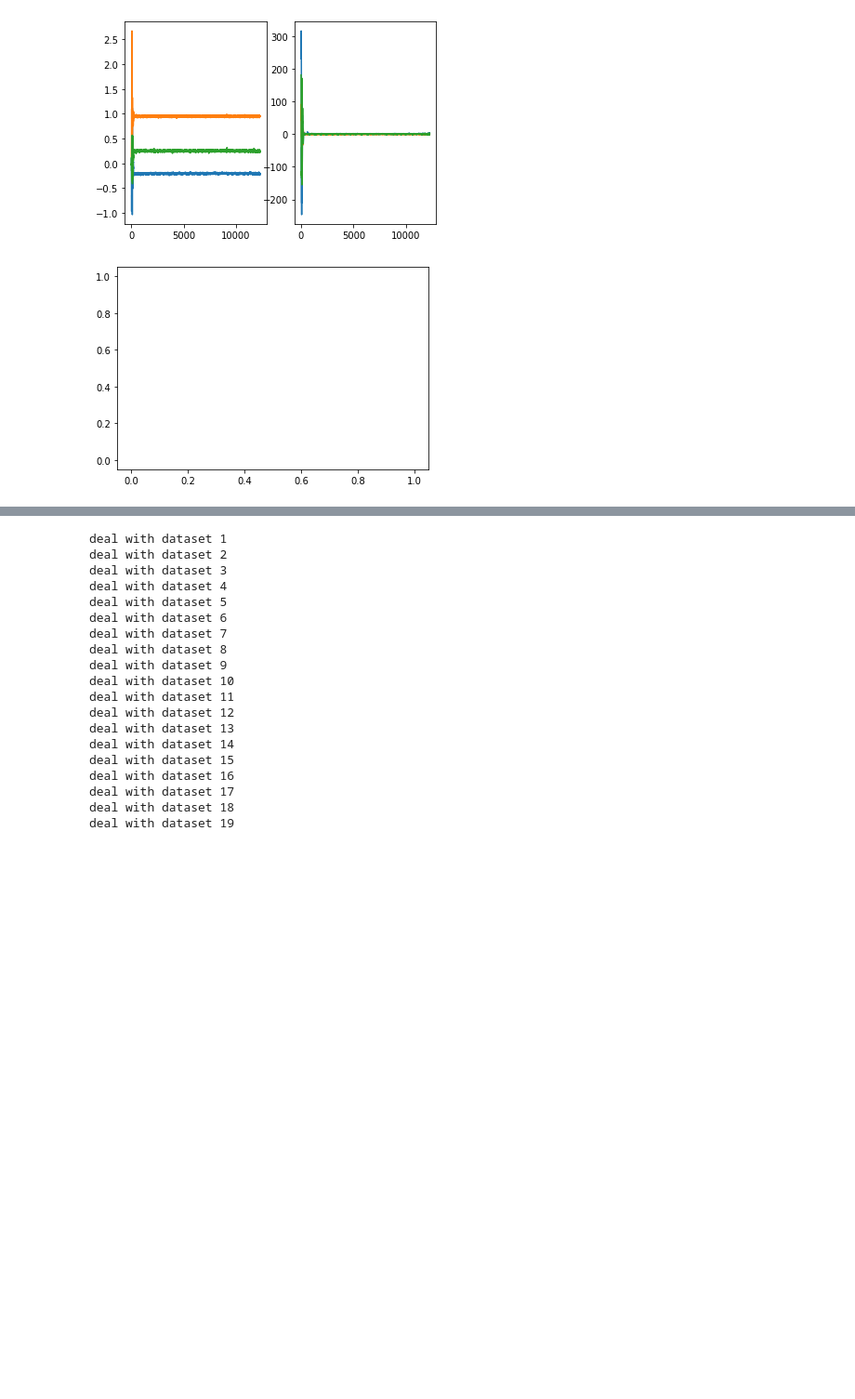
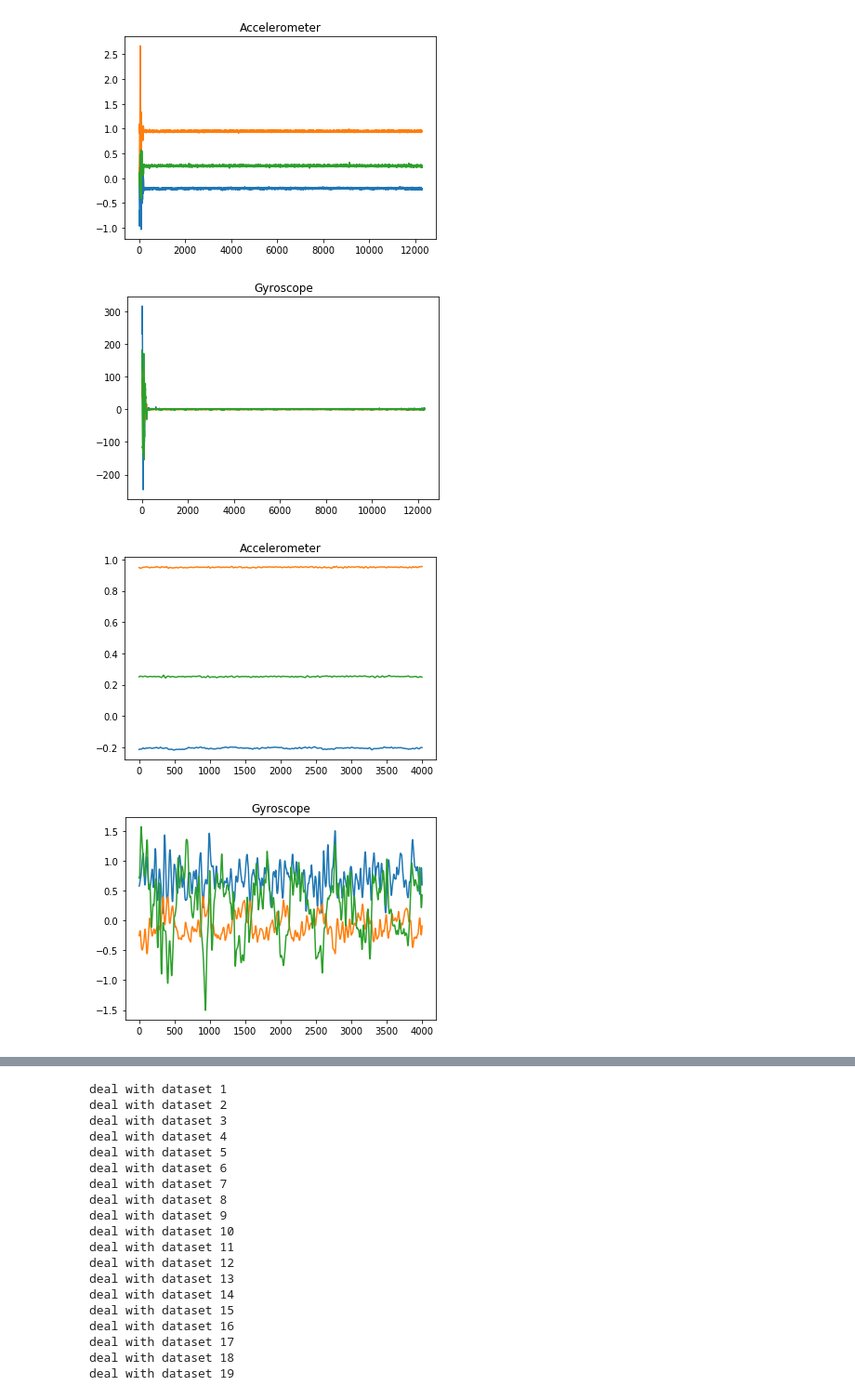
Before and after one commit to RileyMcDermott/Comp255-Assignment1, a Jupyter notebook: Assignment1 Notebook.ipynb, the cells around one changed output, grey strips where cells are left out. Shown at 93% size. Saved outputs shown, nothing was run; the diff lists cells and outputs as text; code cells hidden in the pictures; blank space fills up the shorter version.

Commit message:
Functions for loading, visualising, and filtering data

```diff
--- a/Assignment1 Notebook.ipynb
+++ b/Assignment1 Notebook.ipynb
@@ -25,10 +15,29 @@ def data_visulization():
+# %%
+def data_visualisation(data, colS, colE, label, title):
+    df_activity = df[df[24] == label].values
+    plt.plot(df_activity[:, colS:colE])
+    plt.title(title)
+    plt.show()
+
+def visualise_all(data, title):
+    plt.plot(data)
+    plt.title(title)
+    plt.show()
 # %%
-def noise_removing():
-    df = data_load(1)
-    # Butterworth low-pass filter. You could try different parameters and other filters.
+def noise_removing(data, start, end, accORgyro, label, title):
     b, a = signal.butter(4, 0.04, 'low', analog=False)
-    df_sitting = df[df[24] == 1].values
-    for i in range(3):
-        df_sitting[:,i] = signal.lfilter(b, a, df_sitting[:, i])
-    plt.plot(df_sitting[15000:20000, 0:3])
+    df_activity = df[df[24] == label].values
+
+    if accORgyro == 'acc':
+        initial = 0
+        stop = 3
+        title = 'Accelerometer'
+    else:
+        initial = 3
+        stop = 6
+        title = 'Gyroscope'
+
+    for i in range(initial, stop):
+        df_activity[:,i] = signal.lfilter(b, a, df_activity[:, i])
+    visualise_all(df_activity[start:end,initial:stop], title)
     plt.show()
@@ -159,11 +170,14 @@ if __name__ == '__main__':
     # noise_removing()
     # feature_engineering_example()
     model_training_and_evaluation_example()
-# %%
-data_visulization()
-# %% [output]
-[figure, removed]
-# %%
-noise_removing()
-# %% [output]
-[figure, removed]
+# %%
+df = data_load(1)
+data_visualisation(df,0,3,1, 'Accelerometer')
+data_visualisation(df,3,6,1, 'Gyroscope')
+noise_removing(df, 1000, 5000, 'acc', 1, 'Filtered Accelerometer')
+noise_removing(df, 1000, 5000, 'gyro', 1, 'Filtered Accelerometer')
+# %% [output]
+[figure, added]
+[figure, added]
+[figure, added]
+[figure, added]
```
Also changed, not shown: parts of 4 cells of this notebook.
